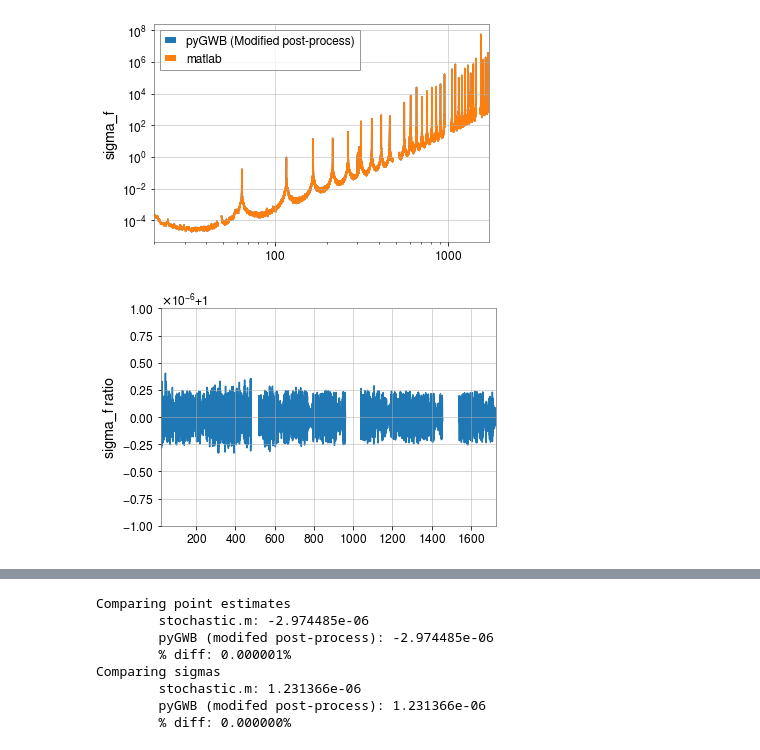
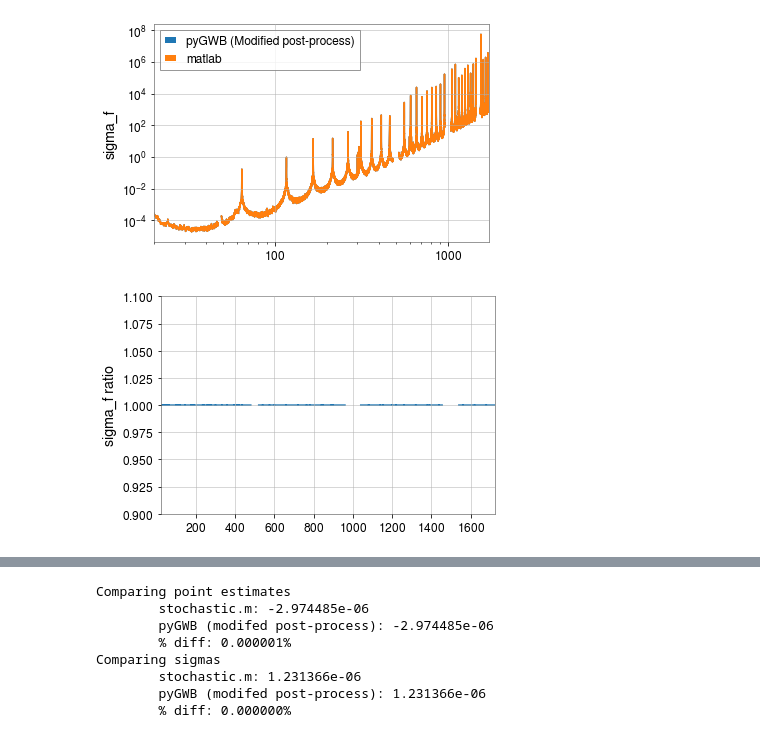
Before and after one commit to a-renzini/pygwb, a Jupyter notebook: tutorials/integrationTest_O3_data.ipynb, the cells around one changed output, grey strips where cells are left out. Cells and saved outputs as stored; diff of their text form; code cells hidden in the pictures.

```diff
--- a/tutorials/integrationTest_O3_data.ipynb
+++ b/tutorials/integrationTest_O3_data.ipynb
@@ -36,6 +15,8 @@ Contents of baseline object[0]:
 # Analysis parameters
 # %%
 # Analysis parameters
+IFO1 = 'H1'
+IFO2 = 'L1'
 t0 = 1247644138 # start GPS time
 tf = 1247645038 # end GPS time
 data_type='public' # private -> running on LIGO data grid
@@ -71,25 +52,27 @@ from gwpy import timeseries
 # %%
 if not apple_to_apple:
 
-    time_series_data1 = pre_processing.preprocessing_data_channel_name(network_object.baselines[0].interferometer_1,
+    time_series_data1 = pre_processing.preprocessing_data_channel_name(IFO1,
                                                 t0,
                                                 tf,
                                                 data_type,
-                                                network_object.baselines[0].interferometer_1+':'+channel_suffix,
+                                                IFO1+':'+channel_suffix,
                                                 new_sample_rate,
                                                 cutoff_frequency,
+                                                segment_duration,
                                                 number_cropped_seconds=2,
                                                 window_downsampling="hamming",
                                                 ftype="fir",
                                                 )
 
-    time_series_data2 = pre_processing.preprocessing_data_channel_name(network_object.baselines[0].interferometer_2,
+    time_series_data2 = pre_processing.preprocessing_data_channel_name(IFO2,
                                                 t0,
                                                 tf,
                                                 data_type,
-                                                network_object.baselines[0].interferometer_2+':'+channel_suffix,
+                                                IFO2+':'+channel_suffix,
                                                 new_sample_rate,
                                                 cutoff_frequency,
+                                                segment_duration,
                                                 number_cropped_seconds=2,
                                                 window_downsampling="hamming",
                                                 ftype="fir",
@@ -135,8 +118,8 @@ from pygwb import orfs
 import bilby
 # %%
 # calculate ORF
-interferometer_1 = bilby.gw.detector.get_empty_interferometer(network_object.baselines[0].interferometer_1)
-interferometer_2 = bilby.gw.detector.get_empty_interferometer(network_object.baselines[0].interferometer_2)
+interferometer_1 = bilby.gw.detector.get_empty_interferometer(IFO1)
+interferometer_2 = bilby.gw.detector.get_empty_interferometer(IFO2)
 if coarse_grain:
     freqs = np.arange(0, len(stochastic_mat['gamma']))*frequency_resolution
 else:
@@ -211,7 +194,7 @@ Y_fs, var_fs = calculate_Yf_varf(freqs, csd.value,
 # %%
 notch_freq = np.real(stochastic_mat['ptEst_ff']==0)
 Y_fs[:,notch_freq] = 0
-var_fs[:,notch_freq] = 1e80 # some large number
+var_fs[:,notch_freq] = np.Inf # some large number
 # %% [markdown]
 # Make final point estimate and error bar
 # %%
@@ -412,13 +400,13 @@ plt.show()
 [figure]
 # %%
 plt.plot(freqs, np.sqrt(var_f_new)/np.real(stochastic_mat['sigma_ff']), label='(Modified post-process)' )
-plt.ylim(-1e-6+1, 1e-6+1)
+plt.ylim(-1e-1+1, 1+1e-1)
 plt.xlim([flow, fhigh])
 plt.ylabel('sigma_f ratio')
 plt.xlim([20, 1726])
 plt.show()
 # %% [output]
-[figure, old version]
+[figure, new version]
 # %%
 from pygwb.util import calc_Y_sigma_from_Yf_varf
 Y_maltab, sigma_matlab = calc_Y_sigma_from_Yf_varf(np.real(stochastic_mat['ptEst_ff']), stochastic_mat['sigma_ff']**2, freqs, alpha, fref)
```
Also changed, not shown: parts of 11 cells of this notebook.
